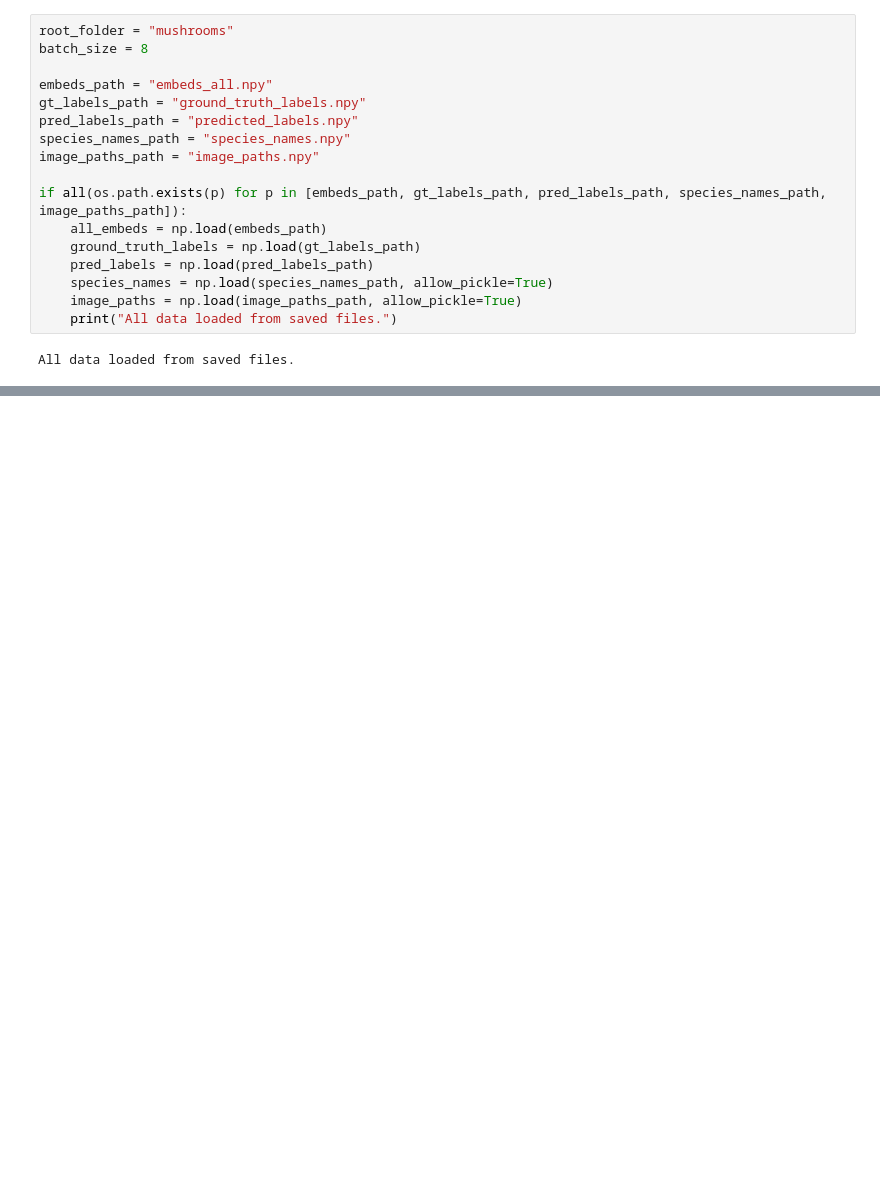
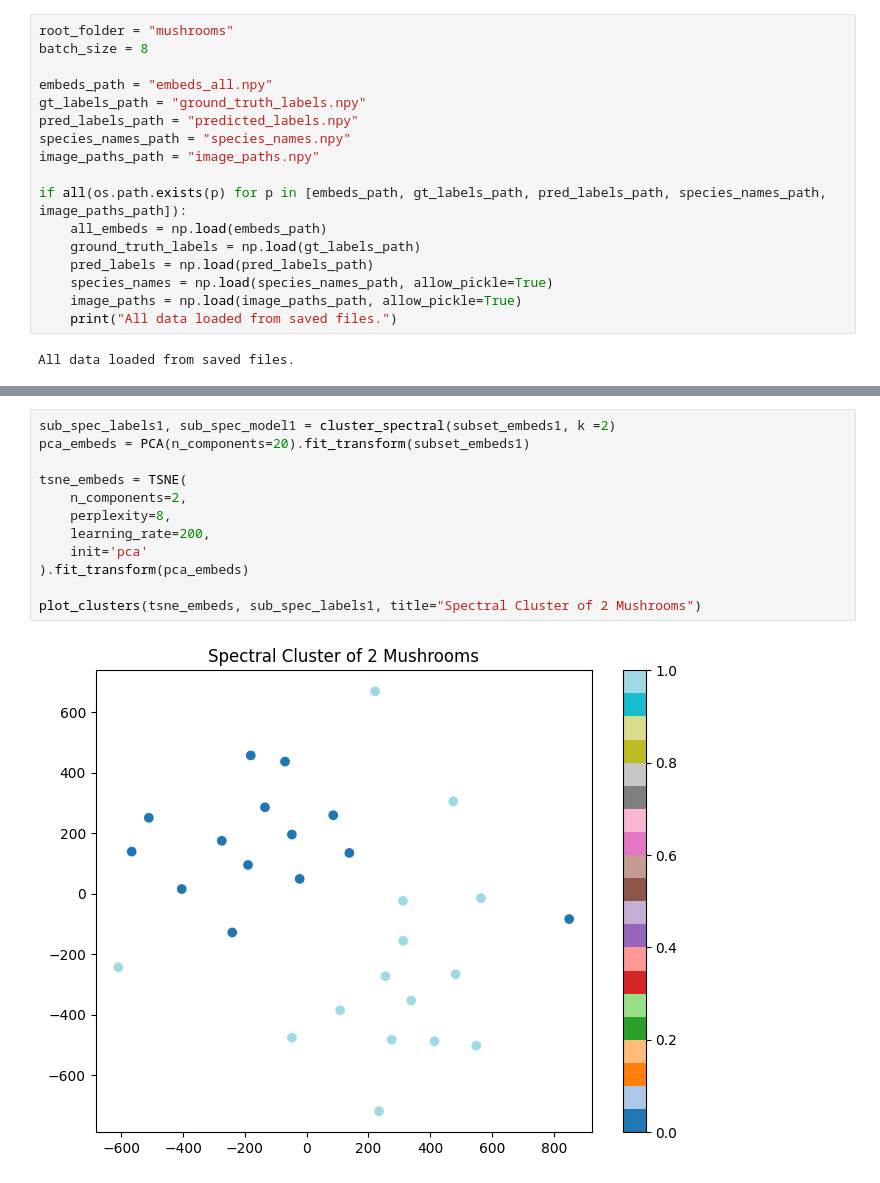
Before and after one commit to mwsong/COGS118B_FA25_Project, a Jupyter notebook: few_species_test.ipynb, the cells around one changed output, grey strips where cells are left out. Cells and saved outputs as stored; diff of their text form; blank space fills up the shorter version.

```diff
--- a/few_species_test.ipynb
+++ b/few_species_test.ipynb
@@ -28,0 +72,14 @@ All data loaded from saved files.
+# %%
+sub_spec_labels1, sub_spec_model1 = cluster_spectral(subset_embeds1, k =2)
+pca_embeds = PCA(n_components=20).fit_transform(subset_embeds1)
+
+tsne_embeds = TSNE(
+    n_components=2,
+    perplexity=8,
+    learning_rate=200,
+    init='pca'
+).fit_transform(pca_embeds)
+
+plot_clusters(tsne_embeds, sub_spec_labels1, title="Spectral Cluster of 2 Mushrooms")
+# %% [output]
+[figure, added]
```
Also changed, not shown: parts of 16 cells of this notebook, 1 other file.
